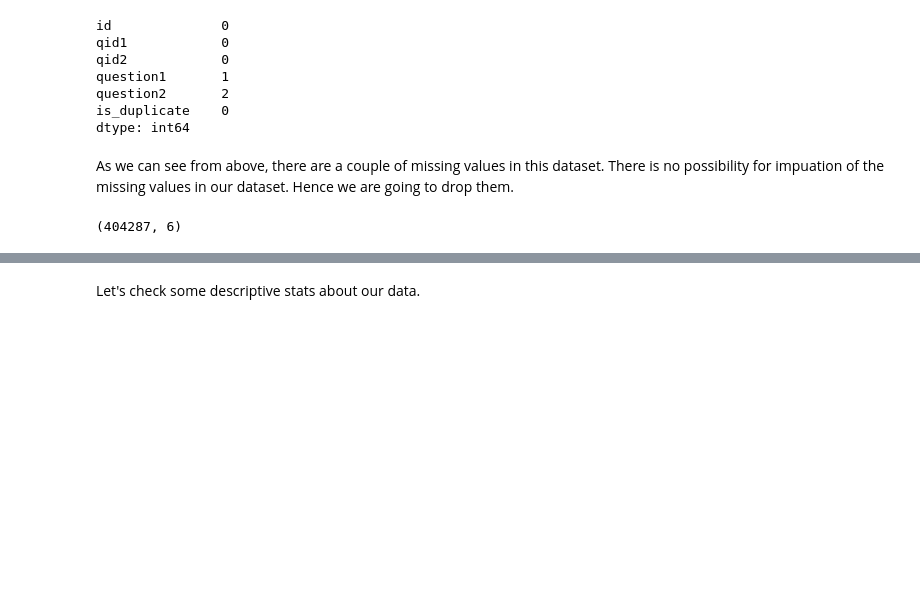
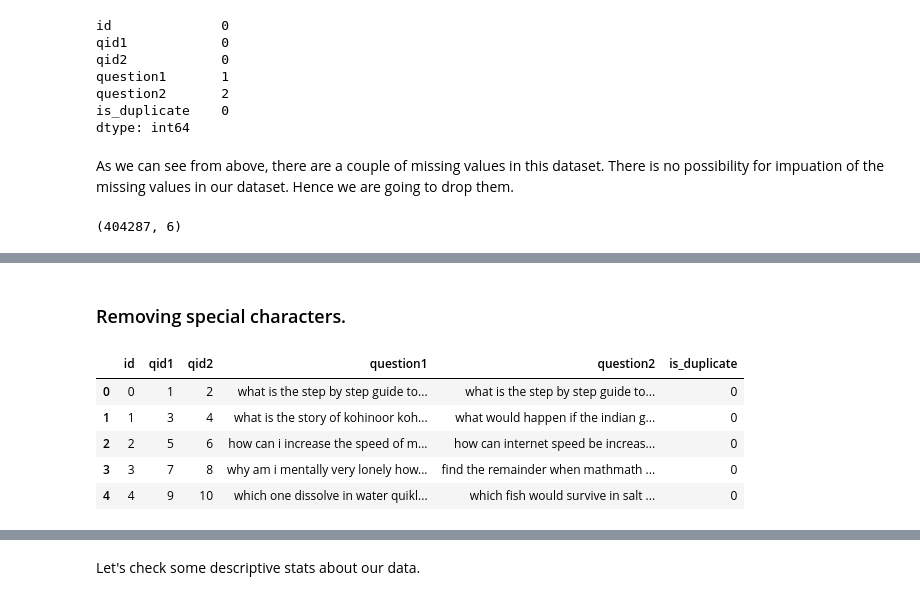
Before and after one commit to Titashmkhrj/Quora-question-pair-similarity-detection, a Jupyter notebook: modelling_questions.ipynb, the cells around one changed output, grey strips where cells are left out. Cells and saved outputs as stored; diff of their text form; code cells hidden in the pictures; blank space fills up the shorter version.

```diff
--- a/modelling_questions.ipynb
+++ b/modelling_questions.ipynb
@@ -114,0 +180,26 @@ train_data.shape
+# %% [markdown]
+### Removing special characters.
+# %%
+import re
+
+# creating the function to remove special carectars from the documents in our corpus
+def remove_special_characters(text, remove_digits=False):
+    pattern = r'[^a-zA-z0-9\s]' if not remove_digits else r'[^a-zA-z\s]'
+    text = re.sub(pattern, '', text)
+    return text
+
+# removing special characters from the feature 'question1'
+train_data['question1'] = train_data['question1'].map(lambda text : remove_special_characters(text,remove_digits = True))
+# removing special characters from the feature 'question2'
+train_data['question2'] = train_data['question2'].map(lambda text : remove_special_characters(text,remove_digits = True))
+train_data.head()
+# remove_special_characters("Well this was fun! What do you think? 123#@!",
+#                           remove_digits=True)
+train_data.head()
+# %% [output]
+|  | id | qid1 | qid2 | question1 | question2 | is_duplicate |
+| 0 | 0 | 1 | 2 | what is the step by step guide to... | what is the step by step guide to... | 0 |
+| 1 | 1 | 3 | 4 | what is the story of kohinoor koh... | what would happen if the indian g... | 0 |
+| 2 | 2 | 5 | 6 | how can i increase the speed of m... | how can internet speed be increas... | 0 |
+| 3 | 3 | 7 | 8 | why am i mentally very lonely how... | find the remainder when mathmath ... | 0 |
+| 4 | 4 | 9 | 10 | which one dissolve in water quikl... | which fish would survive in salt ... | 0 |
```
Also changed, not shown: parts of 31 cells of this notebook.
